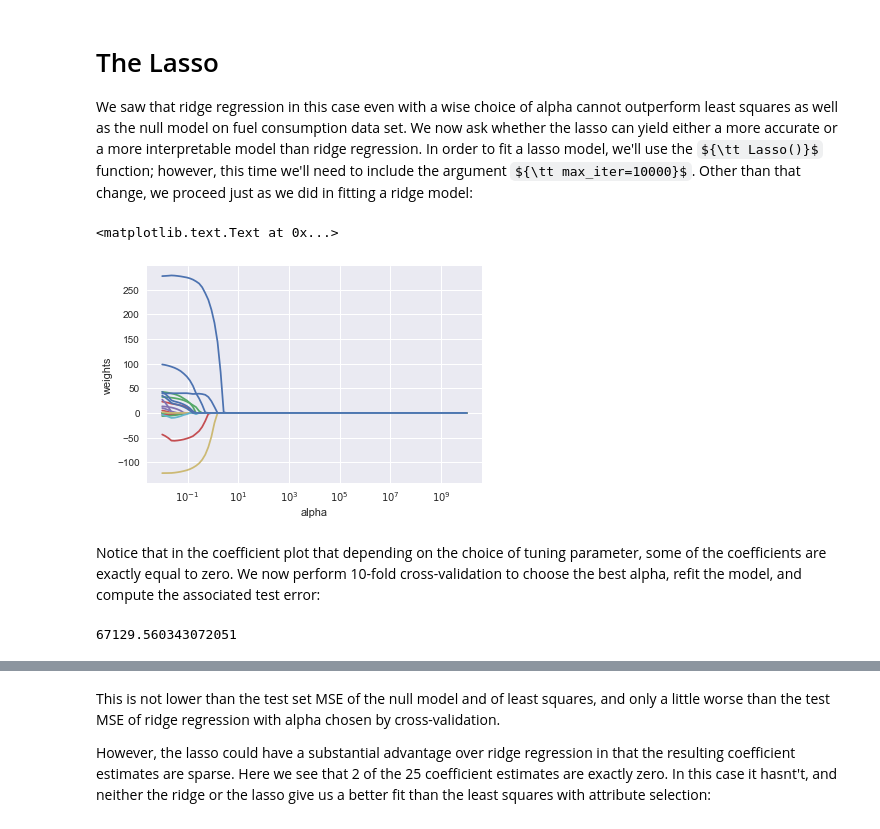
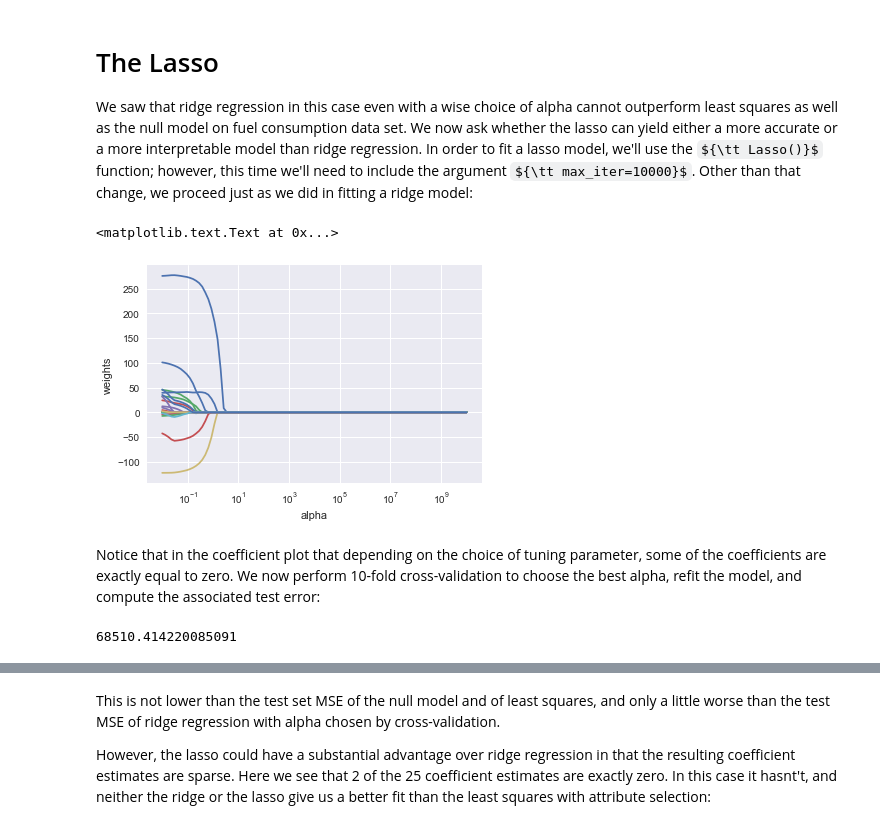
Before and after one commit to casanchezvalle/rail-fuel-efficiency, a Jupyter notebook: Fuel_Baseline_ML.ipynb, the cells around one changed output, grey strips where cells are left out. Cells and saved outputs as stored; diff of their text form; code cells hidden in the pictures; some formulas as TeX source.

```diff
--- a/Fuel_Baseline_ML.ipynb
+++ b/Fuel_Baseline_ML.ipynb
@@ -655,8 +771,8 @@ dtype: float64
 The test MSE when alpha = 4 is 133970. Now let's see what happens if we use a huge value of alpha, say $10^{10}$:
 # %%
 ridge3 = Ridge(alpha=10**10, normalize=True)
-ridge3.fit(X_train, y_train)             # Fit a ridge regression on the training data
+ridge3.fit(X_train, Y_train)             # Fit a ridge regression on the training data
 pred3 = ridge3.predict(X_test)           # Use this model to predict the test data
-print(pd.Series(ridge3.coef_, index=X.columns)) # Print coefficients
-print(mean_squared_error(y_test, pred3))        # Calculate the test MSE
+#print(pd.Series(ridge3.coef_, index=X.columns)) # Print coefficients
+print(mean_squared_error(Y_test, pred3))        # Calculate the test MSE
 # %% [output]
@@ -685,12 +785,12 @@ performs generalized cross-validation (an efficient form of LOOCV), though this
 argument ${\tt cv}$.
 # %%
 ridgecv = RidgeCV(alphas=alphas, scoring='neg_mean_squared_error', normalize=True)
-ridgecv.fit(X_train, y_train)
+ridgecv.fit(X_train, Y_train)
 ridgecv.alpha_
 # %% [output]
 0.0050000000000000001
 # %%
-ridge4 = Ridge(alpha=ridgecv.alpha_, normalize=True)
-ridge4.fit(X_train, y_train)
-mean_squared_error(y_test, ridge4.predict(X_test))
+ridge_alph = Ridge(alpha=ridgecv.alpha_, normalize=True)
+ridge_alph.fit(X_train, Y_train)
+mean_squared_error(Y_test, ridge_alph.predict(X_test))
 # %% [output]
@@ -698,4 +797,0 @@ mean_squared_error(y_test, ridge4.predict(X_test))
-# %%
-ridge5 = Ridge(alpha=0, normalize=True)
-ridge5.fit(X_train, y_train)
-mean_squared_error(y_test, ridge5.predict(X_test))
@@ -762,34 +878,34 @@ Other than that change, we proceed just as we did in fitting a ridge model:
 # %%
 lasso = Lasso(max_iter=10000, normalize=True)
 coefs = []
 
 for a in alphas:
     lasso.set_params(alpha=a)
-    lasso.fit(scale(X_train), y_train)
+    lasso.fit(scale(X_train), Y_train)
     coefs.append(lasso.coef_)
 
 ax = plt.gca()
 ax.plot(alphas*2, coefs)
 ax.set_xscale('log')
 plt.axis('tight')
 plt.xlabel('alpha')
 plt.ylabel('weights')
 # %% [output]
 <matplotlib.text.Text at 0x...>
-[figure, old version]
+[figure, new version]
 # %% [markdown]
 Notice that in the coefficient plot that depending on the choice of tuning
 parameter, some of the coefficients are exactly equal to zero. We now
 perform 10-fold cross-validation to choose the best alpha, refit the model, and compute the associated test error:
 # %%
 lassocv = LassoCV(alphas=None, cv=10, max_iter=100000, normalize=True)
-lassocv.fit(X_train, y_train)
+lassocv.fit(X_train, Y_train)
 
 lasso.set_params(alpha=lassocv.alpha_)
-lasso.fit(X_train, y_train)
-mean_squared_error(y_test, lasso.predict(X_test))
+lasso.fit(X_train, Y_train)
+mean_squared_error(Y_test, lasso.predict(X_test))
 # %% [output]
-67129.560343072051
+68510.414220085091
 # %%
 # Some of the coefficients are now reduced to exactly zero.
 pd.Series(lasso.coef_, index=X.columns)
```
Also changed, not shown: parts of 93 cells of this notebook, 2 other files.
